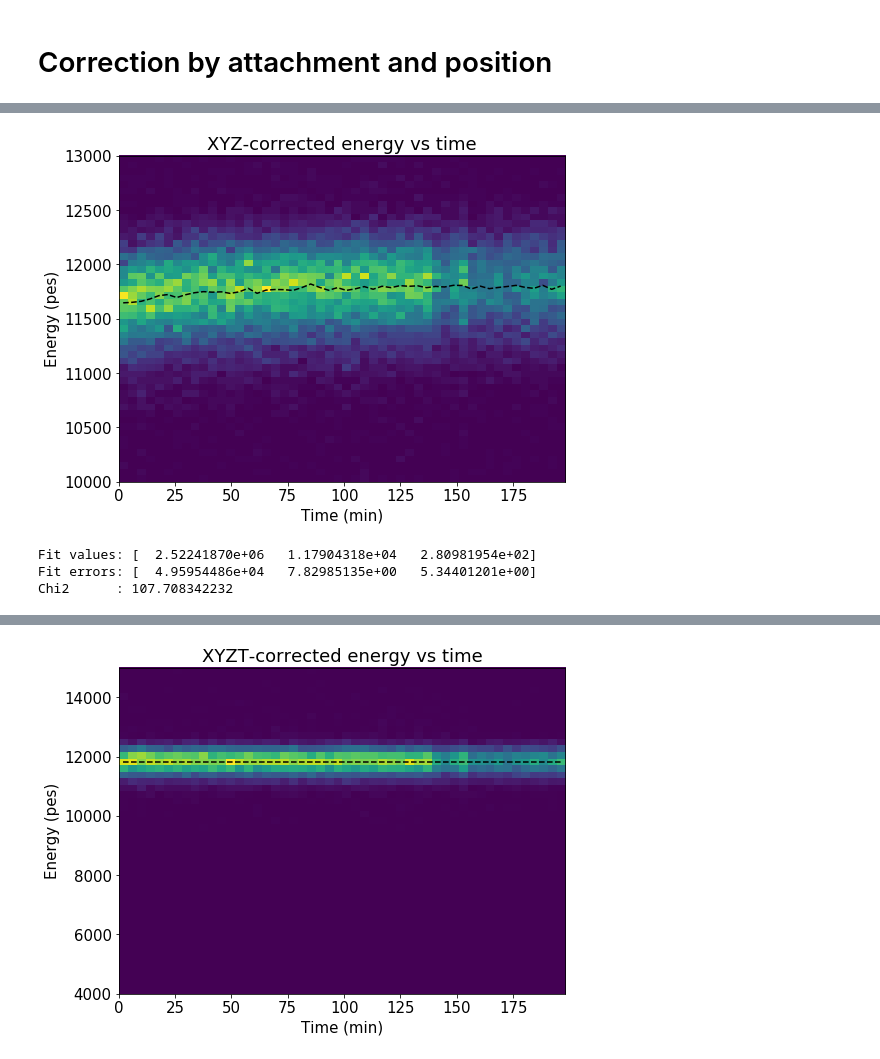
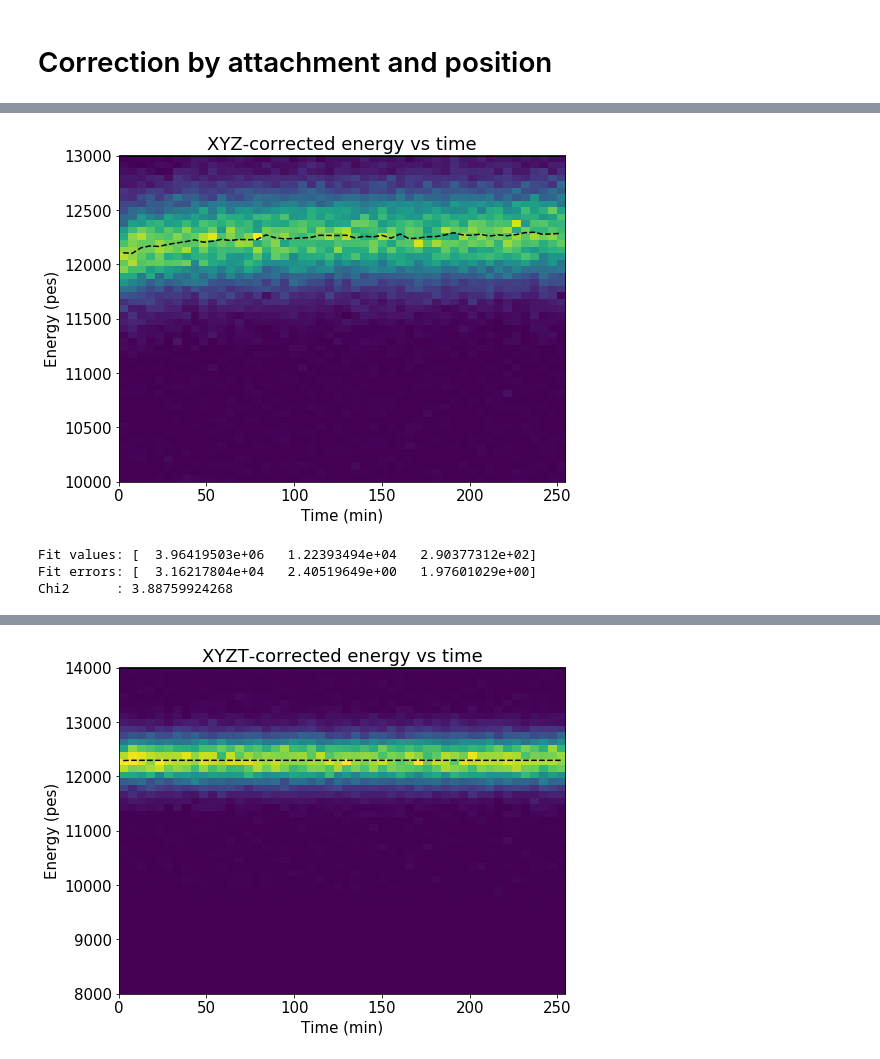
Before and after one commit to gonzaponte/ICARO, a Jupyter notebook: icaro/KrMay/Run4119.ipynb, the cells around one changed output, grey strips where cells are left out. Drawn from its saved outputs; the diff is of its cells as text; code cells hidden in the pictures.

```diff
--- a/icaro/KrMay/Run4119.ipynb
+++ b/icaro/KrMay/Run4119.ipynb
@@ -3,9 +3,10 @@
 # %%
 outputfolder  = "plots/"
 save_plots    = False
-inputfilename = "/Users/Gonzalo/github/NEXTdata/Bkg/dst_4119.root.h5"
+inputfilename = "/Users/Gonzalo/github/NEXTdata/Kr/dst_4119.root.h5"
+
 Zrange        =    0, 600
-XYrange       = -200, 200
+XYrange       = -198, 198
 Rrange        =    0, max(XYrange)
 Prange        = -3.2, 3.2
 Erange_raw    =    0, 20e3
@@ -73,7 +74,7 @@ if not os.path.exists(outputfolder):
 # Read data
 # %%
 full = dstf.load_dst(inputfilename, "DST", "Events")
-full = full[full.R<200] # soft radial cut to reduce badly reconstructed events
+full = full[full.R<max(Rrange)] # soft radial cut to reduce badly reconstructed events
 print(len(full))
 full.head()
 # %% [output]
@@ -308,15 +309,19 @@ hist(fid.S2e, 50, range=Erange_raw)
 labels("S2 energy (pes)", "Entries", "Fidualized energy spectrum")
 save("S2energy_fiducial")
 
-hist2d(fid.Z, fid.S2e, (50, 50), range=(Zrange, Erange_raw))
-sel     = coref.in_range(fid.S2e.values, 11300 - 15*fid.Z.values, np.inf) # remove low E background
-x, y, _ = fitf.profileX(fid.Z[sel], fid.S2e[sel], 30, xrange=Zrange, yrange=Erange_raw)
+low_cut   = 11000 * np.exp(-0.0016*fid.Z.values)
+high_cut  = 14000 * np.exp(-0.0012*fid.Z.values)
+sel       = coref.in_range(fid.S2e.values, low_cut, high_cut) # remove low and high E background
+
+hist2d(fid.Z, fid.S2e, (100, 50), range=(Zrange, Erange_raw))
+x, y, u_y = fitf.profileX(fid.Z[sel], fid.S2e[sel], 100, xrange=Zrange, yrange=Erange_raw)
+
 plt.plot(x, y, profOpt)
-plt.plot(fid.Z.values, 11300 - 15*fid.Z.values, "k-")
-
+plt.plot(fid.Z.values,  low_cut, "k.")
+plt.plot(fid.Z.values, high_cut, "k.")
 
 seed = np.max(y), (x[15] - x[5])/np.log(y[15]/y[5])
-f    = fitf.fit(fitf.expo, x, y, seed, fit_range=Zrange_LT)
+f    = fitf.fit(fitf.expo, x, y, seed, fit_range=Zrange_LT, sigma=u_y)
 
 plt.plot(x, f.fn(x), fitOpt)
 print("Energy at z=0 = {:.1f} +- {:.1f}".format( f.values[0], f.errors[0]))
@@ -344,7 +349,7 @@ fun  = lambda x, *args: fitf.gauss  (x, *args[ :3])
 seed = 1e3, 12000, 100
 low  =  10, 11000,  50
 upp  = 1e8, 13000, 900
-f    = fitf.fit(fun, x, y, seed, fit_range=(11000, 13000), bounds=(low, upp))
+f    = fitf.fit(fun, x, y, seed, fit_range=(12400, 14000), bounds=(low, upp))
 print(f.values)
 
 
@@ -356,13 +361,6 @@ labels("S2 energy (pes)", "Entries", "Z-corrected energy")
 save("S2energyCorr_fiducial")
 
 hist2d(fid.Z, E, (50, 100), range=(Zrange, Erange_zcorr))
-x, y, _ = fitf.profileX(fid.Z, E, 30, xrange=Zrange, yrange=Erange_zcorr)
-plt.plot(x, y, profOpt)
-
-f = fitf.fit(fitf.expo, x, y, (1e4, -800))
-plt.plot(x, f.fn(x), fitOpt)
-
-print(f.values)
 labels("Drift time ($\mu$s)", "S2 energy (pes)", "Z-corrected energy vs Z")
 save("S2energyCorrvsZ_fiducial")
 # %% [output]
@@ -578,7 +575,7 @@ labels("Time (min)", "Energy (pes)", "XYZ-corrected energy vs time")
 
 Tcorr = corrf.Correction((x,), y, u_y, "max")
 # %% [output]
-[figure, old version]
+[figure, new version]
 # %%
 E = Kr.S2e.values * Zcorr(Kr.Z.values).value * XYcorr(Kr.X.values, Kr.Y.values).value * Tcorr(T).value
 
@@ -599,12 +596,12 @@ plt.text(Erange_xycorr[0], max(y)/2, gausstext(f.values, 41.5))
 labels("E (pes)", "Entries", "XYZT-corrected energy")
 save("EcorrZXYT")
 
-hist2d(T, E, (50, 50), range=(Trange, Erange_corr))
+hist2d(T, E, (50, 50), range=(Trange, Erange_xycorr))
 x, y, _ = fitf.profileX(T, E, 50, Trange)
 plt.plot(x, y, profOpt)
 
 labels("Time (min)", "Energy (pes)", "XYZT-corrected energy vs time")
 # %% [output]
-Fit values: [  2.52241870e+06   1.17904318e+04   2.80981954e+02]
-Fit errors: [  4.95954486e+04   7.82985135e+00   5.34401201e+00]
-Chi2      : 107.708342232
+Fit values: [  3.96419503e+06   1.22393494e+04   2.90377312e+02]
+Fit errors: [  3.16217804e+04   2.40519649e+00   1.97601029e+00]
+Chi2      : 3.88759924268
@@ -612 +609 @@ Chi2      : 107.708342232
-[figure, old version]
+[figure, new version]
```
Also changed, not shown: parts of 26 cells of this notebook.
